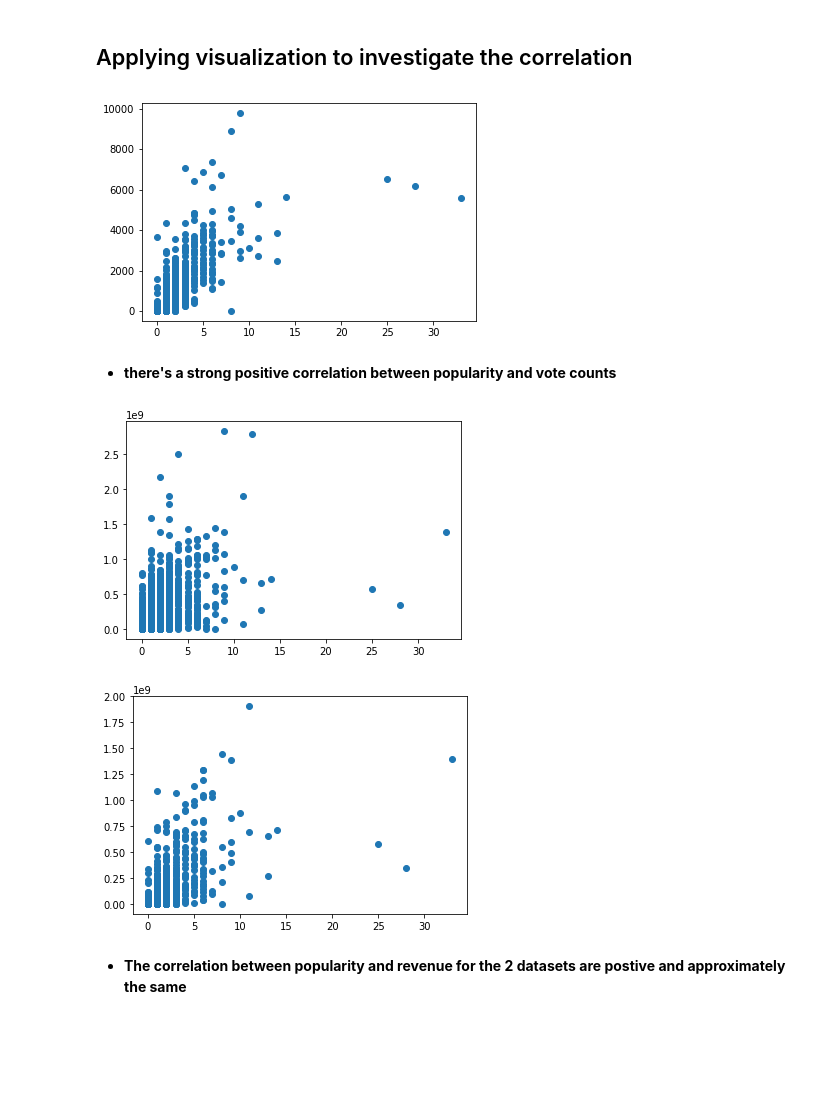
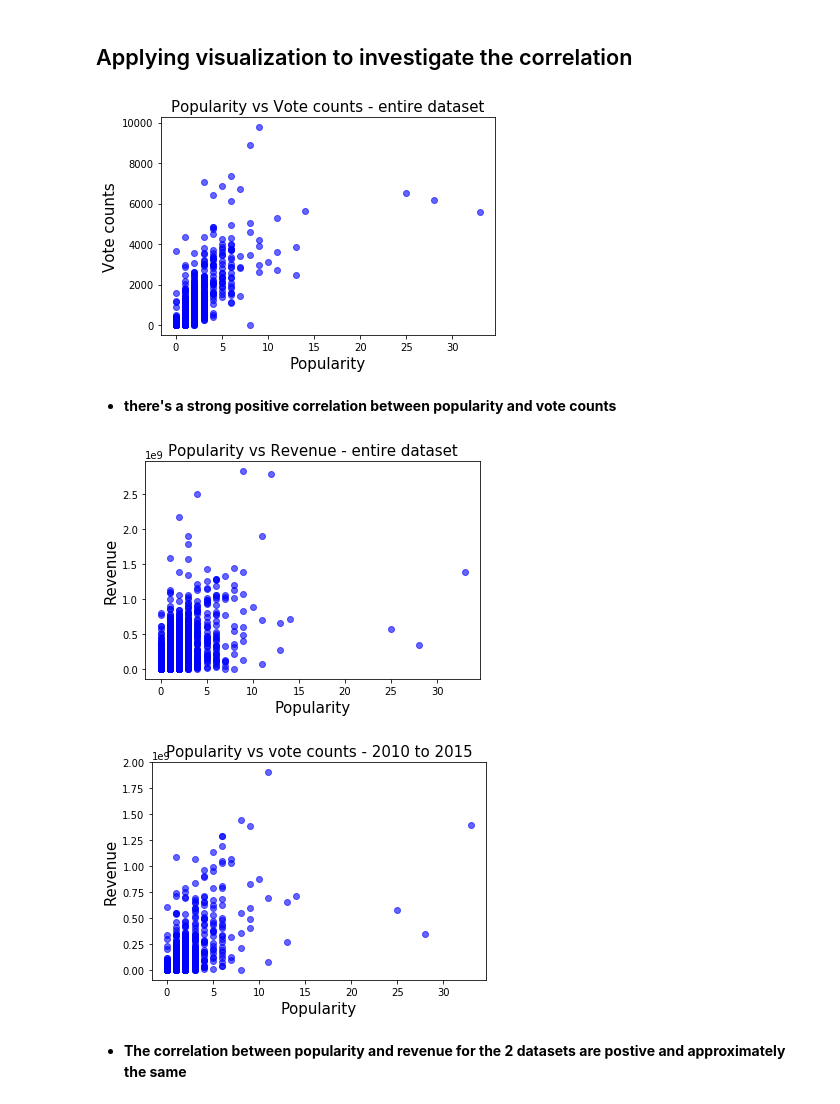
Before and after one commit to Chikadibia-E/Udacity-AlxT-Project-1, a Jupyter notebook: Investigate_a_Dataset.ipynb, the cells around one changed output. Cells and saved outputs as stored; diff of their text form; code cells hidden in the pictures; blank space fills up the shorter version.

```diff
--- a/Investigate_a_Dataset.ipynb
+++ b/Investigate_a_Dataset.ipynb
@@ -401,21 +417,30 @@ df.corr()
 ## Applying visualization to investigate the correlation
 # %%
 # popularity and vote counts for the entire dataset and for datasets from 2010 to 2015?
-plt.scatter(df2.popularity, df2.vote_count);
+plt.scatter(df2.popularity, df2.vote_count, color='b', alpha=0.6);
+plt.xlabel('Popularity', fontsize=15);
+plt.ylabel('Vote counts', fontsize=15);
+plt.title('Popularity vs Vote counts - entire dataset', fontsize=15);
 # %% [output]
-[figure, old version]
+[figure, new version]
 # %% [markdown]
 + **there's a strong positive correlation between popularity and vote counts**
 # %%
 # popularity and revenue for the entire dataset
-plt.scatter(df.popularity, df.revenue);
+plt.scatter(df.popularity, df.revenue, color='b',alpha=0.6);
+plt.xlabel('Popularity',fontsize=15);
+plt.ylabel('Revenue',fontsize=15);
+plt.title('Popularity vs Revenue - entire dataset',fontsize=15);
 # %% [output]
-[figure, old version]
+[figure, new version]
 # %%
 # and for datasets from 2010 to 2015?
-plt.scatter(df2.popularity, df2.revenue);
+plt.scatter(df2.popularity, df2.revenue,color='b',alpha=0.6);
+plt.xlabel('Popularity',fontsize=15);
+plt.ylabel('Revenue',fontsize=15);
+plt.title('Popularity vs vote counts - 2010 to 2015',fontsize=15);
 # %% [output]
-[figure, old version]
+[figure, new version]
 # %% [markdown]
 + **The correlation between popularity and revenue for the 2 datasets are postive and approximately the same**
 # %%
```
Also changed, not shown: parts of 11 cells of this notebook.
